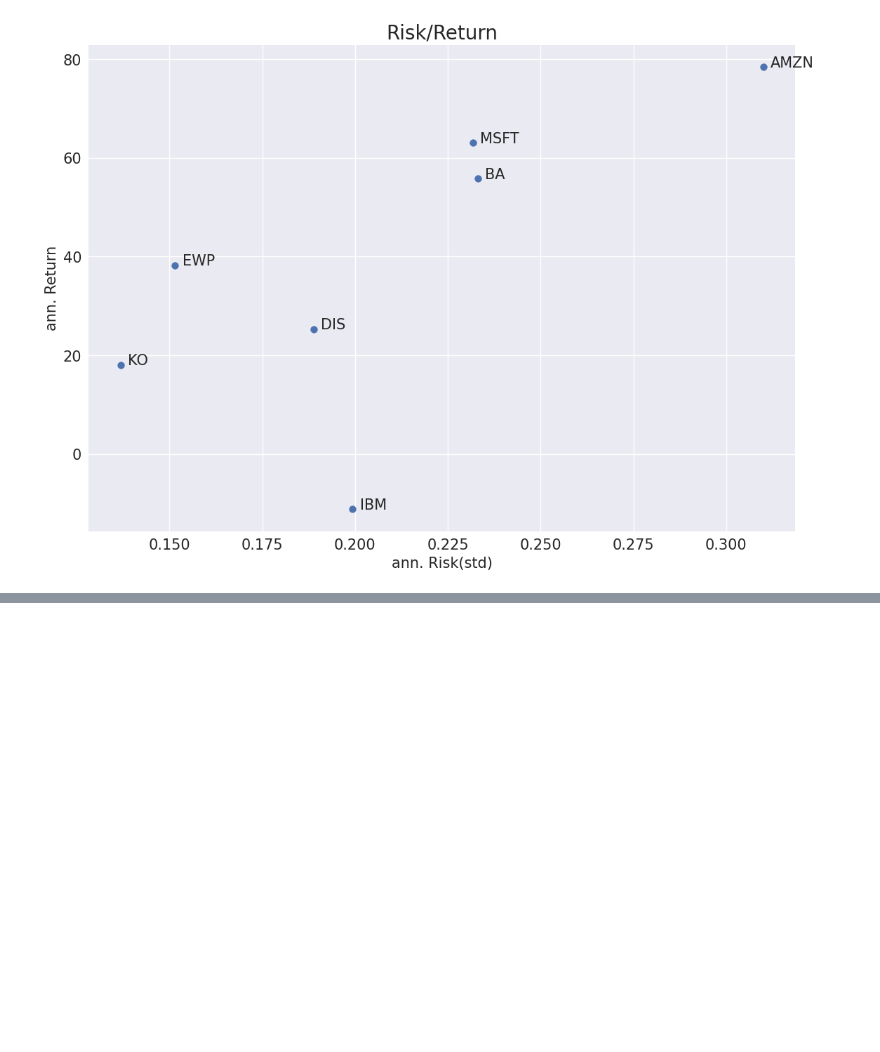
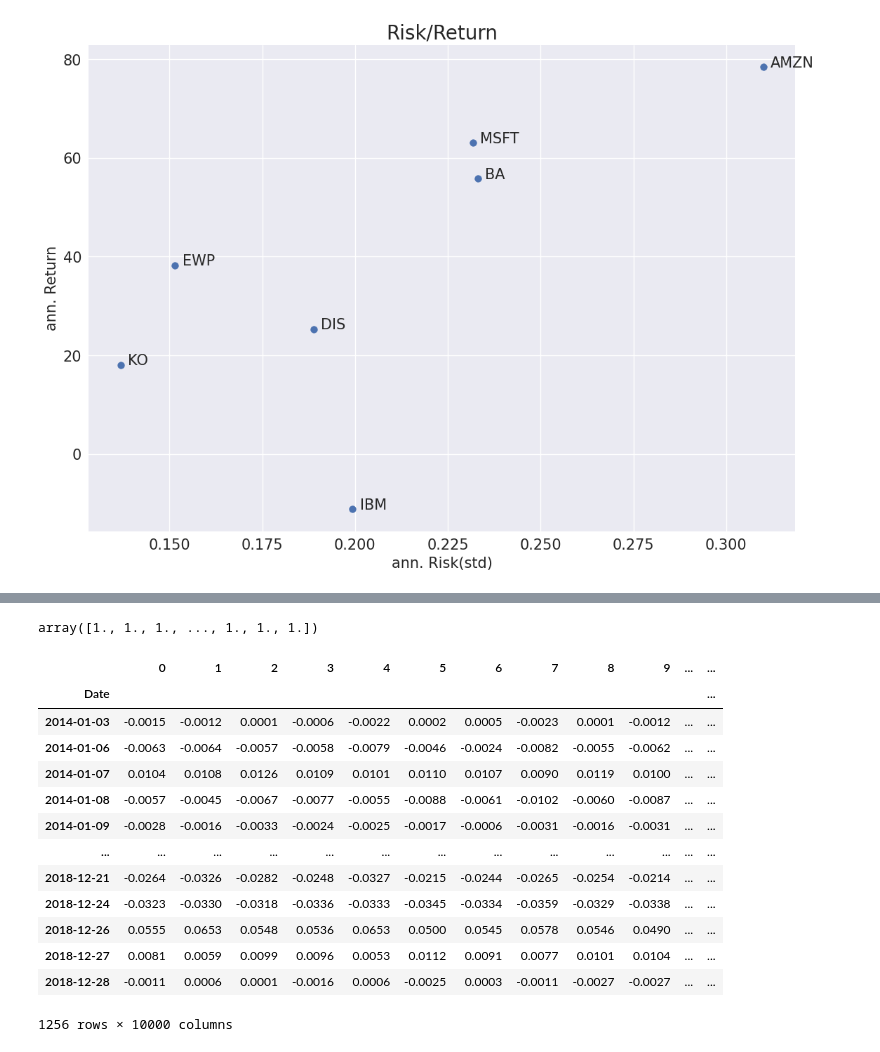
Before and after one commit to JamieW365/finance_projects, a Jupyter notebook: notebooks/portfolio_theory.ipynb, the cells around one changed output, grey strips where cells are left out. Cells and saved outputs as stored; diff of their text form; code cells hidden in the pictures; blank space fills up the shorter version.

```diff
--- a/notebooks/portfolio_theory.ipynb
+++ b/notebooks/portfolio_theory.ipynb
@@ -188,0 +209,3 @@ def ann_risk_return(returns_df):
+# %%
+ret = stocks.pct_change().dropna()
+ret
@@ -188,0 +238,3 @@ def ann_risk_return(returns_df):
+# %%
+num_attributes = len(stocks.columns)
+num_portfolios = 10000
@@ -188,0 +292,22 @@ def ann_risk_return(returns_df):
+# %%
+weights.sum(axis=1)
+# %% [output]
+array([1., 1., 1., ..., 1., 1., 1.])
+# %%
+portfolio_returns = ret.dot(weights.T)
+portfolio_returns
+# %% [output]
+|  | 0 | 1 | 2 | 3 | 4 | 5 | 6 | 7 | 8 | 9 | ... | ... |
+| Date |  |  |  |  |  |  |  |  |  |  |  | ... |
+| 2014-01-03 | -0.0015 | -0.0012 | 0.0001 | -0.0006 | -0.0022 | 0.0002 | 0.0005 | -0.0023 | 0.0001 | -0.0012 | ... | ... |
+| 2014-01-06 | -0.0063 | -0.0064 | -0.0057 | -0.0058 | -0.0079 | -0.0046 | -0.0024 | -0.0082 | -0.0055 | -0.0062 | ... | ... |
+| 2014-01-07 | 0.0104 | 0.0108 | 0.0126 | 0.0109 | 0.0101 | 0.0110 | 0.0107 | 0.0090 | 0.0119 | 0.0100 | ... | ... |
+| 2014-01-08 | -0.0057 | -0.0045 | -0.0067 | -0.0077 | -0.0055 | -0.0088 | -0.0061 | -0.0102 | -0.0060 | -0.0087 | ... | ... |
+| 2014-01-09 | -0.0028 | -0.0016 | -0.0033 | -0.0024 | -0.0025 | -0.0017 | -0.0006 | -0.0031 | -0.0016 | -0.0031 | ... | ... |
+| ... | ... | ... | ... | ... | ... | ... | ... | ... | ... | ... | ... | ... |
+| 2018-12-21 | -0.0264 | -0.0326 | -0.0282 | -0.0248 | -0.0327 | -0.0215 | -0.0244 | -0.0265 | -0.0254 | -0.0214 | ... | ... |
+| 2018-12-24 | -0.0323 | -0.0330 | -0.0318 | -0.0336 | -0.0333 | -0.0345 | -0.0334 | -0.0359 | -0.0329 | -0.0338 | ... | ... |
+| 2018-12-26 | 0.0555 | 0.0653 | 0.0548 | 0.0536 | 0.0653 | 0.0500 | 0.0545 | 0.0578 | 0.0546 | 0.0490 | ... | ... |
+| 2018-12-27 | 0.0081 | 0.0059 | 0.0099 | 0.0096 | 0.0053 | 0.0112 | 0.0091 | 0.0077 | 0.0101 | 0.0104 | ... | ... |
+| 2018-12-28 | -0.0011 | 0.0006 | 0.0001 | -0.0016 | 0.0006 | -0.0025 | 0.0003 | -0.0011 | -0.0027 | -0.0027 | ... | ... |
+1256 rows × 10000 columns
```
Also changed, not shown: parts of 9 cells of this notebook.
